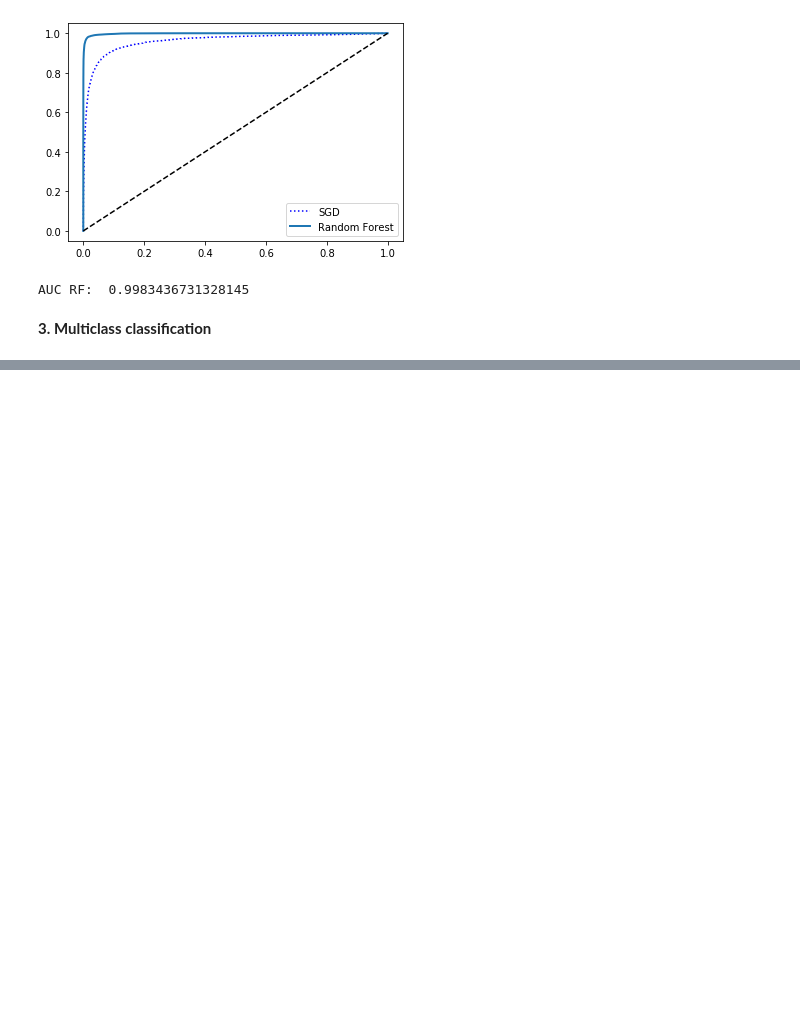
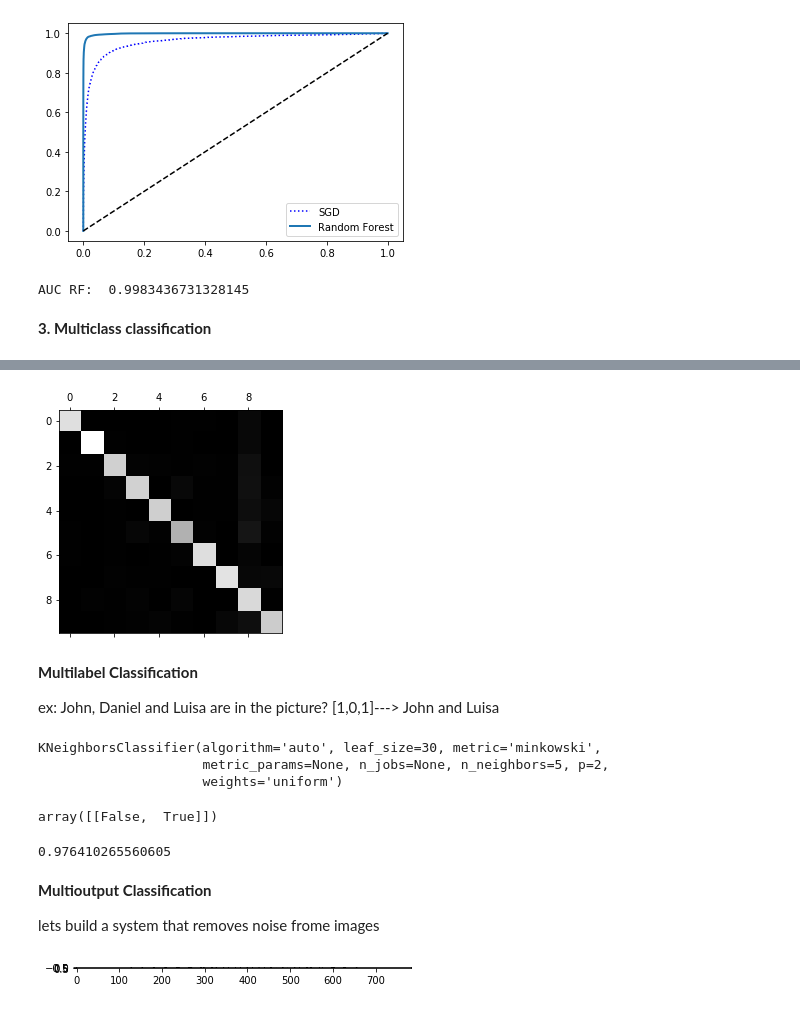
Before and after one commit to Sergio2357/MachineLearning, a Jupyter notebook: Classification.ipynb, the cells around one changed output, grey strips where cells are left out. Cells and saved outputs as stored; diff of their text form; code cells hidden in the pictures; blank space fills up the shorter version.

Commit message:
Classification notebook finished

```diff
--- a/Classification.ipynb
+++ b/Classification.ipynb
@@ -173,0 +191,5 @@ AUC RF:  0.9983436731328145
+# %%
+from sklearn.preprocessing import StandardScaler
+scaler = StandardScaler()
+X_train_scaled = scaler.fit_transform(X_train.astype(np.float64))
+cross_val_score(sgd_clf, X_train_scaled, y_train, cv=3, scoring='accuracy')
@@ -173,0 +198,5 @@ AUC RF:  0.9983436731328145
+# %%
+# Confusion Matrix
+y_train_pred = cross_val_predict(sgd_clf, X_train_scaled, y_train, cv=3)
+conf_mx = confusion_matrix(y_train, y_train_pred)
+conf_mx
@@ -173,0 +214,38 @@ AUC RF:  0.9983436731328145
+# %%
+plt.matshow(conf_mx, cmap=plt.cm.gray)
+plt.show()
+# %% [output]
+[figure, added]
+# %% [markdown]
+**Multilabel Classification**
+
+ex: John, Daniel and Luisa are in the picture? [1,0,1]---> John and Luisa
+# %%
+from sklearn.neighbors import KNeighborsClassifier
+
+# y_train to ints
+y_train = y_train.astype(int)
+y_train_large = y_train >= 7
+y_train_odd = y_train % 2 == 1
+y_multilabel = np.c_[y_train_large, y_train_odd]
+
+knn_clf = KNeighborsClassifier()
+knn_clf.fit(X_train, y_multilabel)
+# %% [output]
+KNeighborsClassifier(algorithm='auto', leaf_size=30, metric='minkowski',
+                     metric_params=None, n_jobs=None, n_neighbors=5, p=2,
+                     weights='uniform')
+# %%
+# remember that 'some_digit' = 5
+knn_clf.predict([some_digit])
+# %% [output]
+array([[False,  True]])
+# %%
+y_train_knn_pred = cross_val_predict(knn_clf, X_train, y_multilabel, cv=3)
+f1_score(y_multilabel, y_train_knn_pred, average="macro")
+# %% [output]
+0.976410265560605
+# %% [markdown]
+**Multioutput Classification**
+
+lets build a system that removes noise frome images
@@ -173,0 +259,5 @@ AUC RF:  0.9983436731328145
+# %%
+knn_clf.fit(X_train_mod, y_train_mod)
+clean_digit = knn_clf.predict([X_test_mod[3]])
+# %% [output]
+[figure, added]
```
Also changed, not shown: parts of 5 cells of this notebook.
